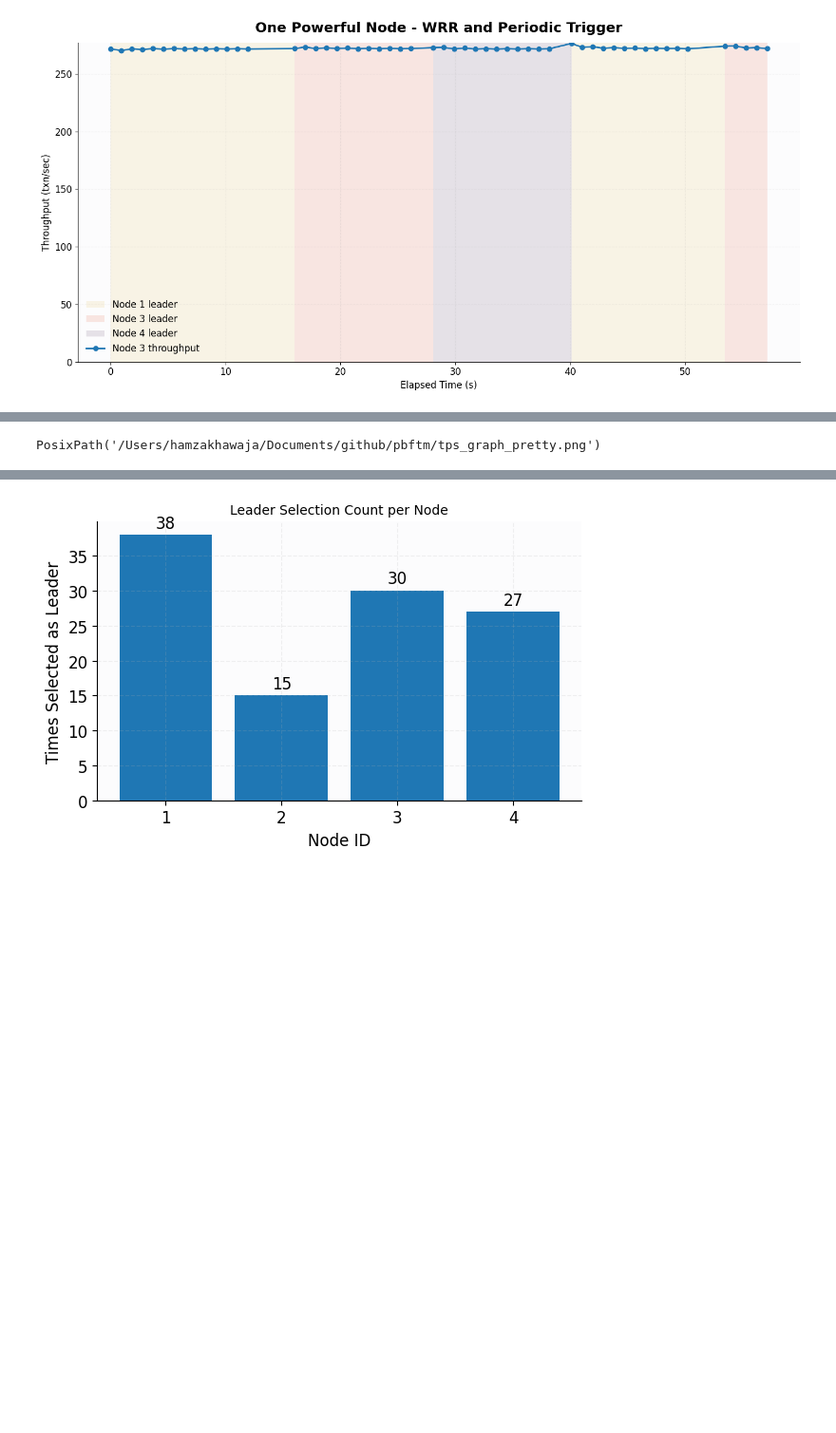
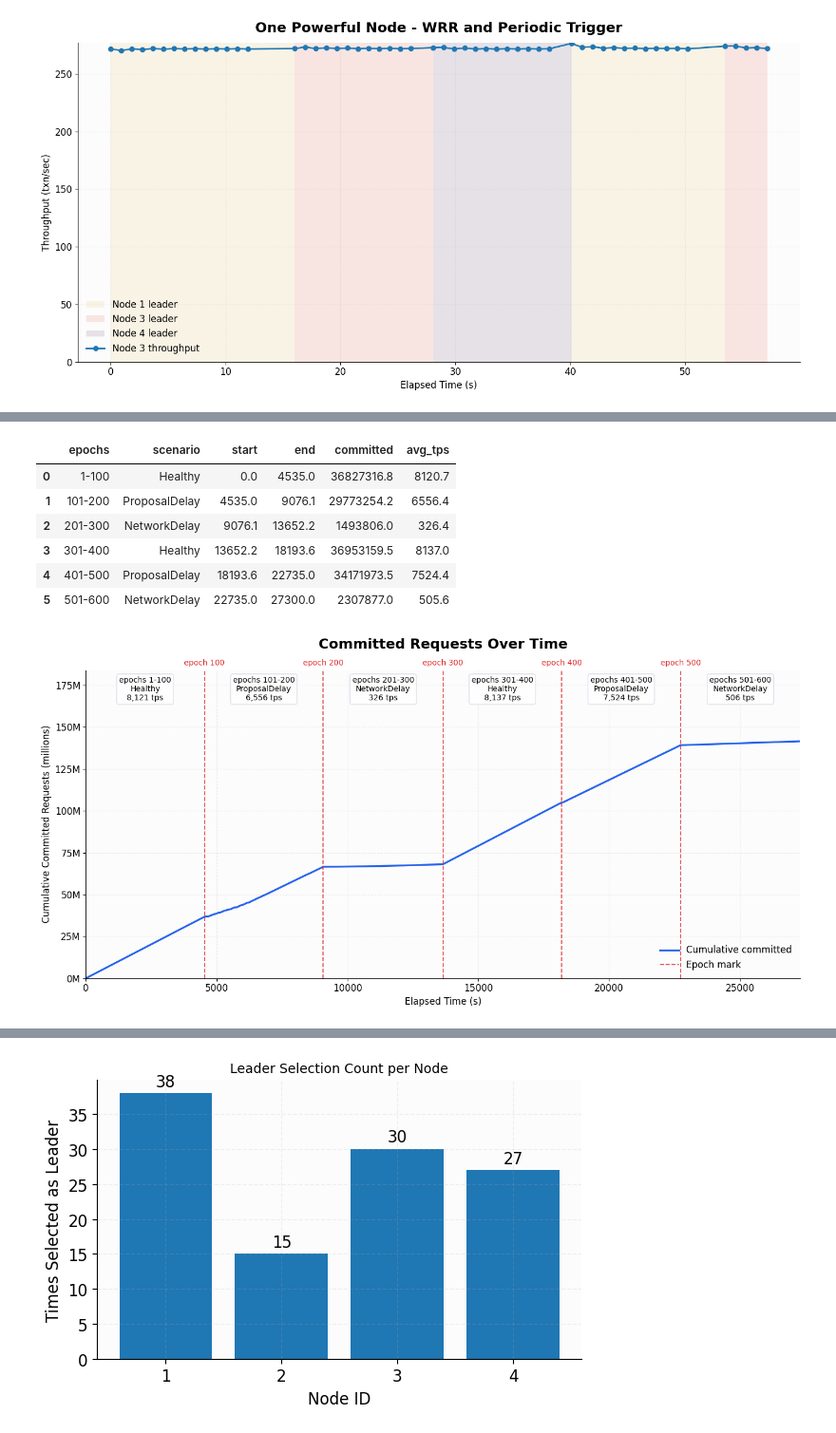
Before and after one commit to Michael112233/pbft, a Jupyter notebook: plot_tps_series.ipynb, the cells around one changed output, grey strips where cells are left out. Shown at 95% size. Saved outputs shown, nothing was run; the diff lists cells and outputs as text; code cells hidden in the pictures; blank space fills up the shorter version.

```diff
--- a/plot_tps_series.ipynb
+++ b/plot_tps_series.ipynb
@@ -318,6 +318,69 @@ plt.show()
-# %%
-output_path = Path("tps_graph_pretty.png")
-fig.savefig(output_path, dpi=220, bbox_inches="tight")
-output_path.resolve()
-# %% [output]
-PosixPath('/Users/hamzakhawaja/Documents/github/pbftm/tps_graph_pretty.png')
+# %%
+# Cumulative committed requests with epoch marks and per-scenario window average
+# Epoch marks come from the "scenario switch gen=N" lines in node_1.log (UTC).
+scenario_switches = [
+    (100, "2026-09-20 02:32:49.208910"),
+    (200, "2026-09-20 03:48:30.282941"),
+    (300, "2026-09-20 05:04:46.391492"),
+    (400, "2026-09-20 06:20:27.785521"),
+    (500, "2026-09-20 07:36:09.262274"),
+]
+scenario_names = ["Healthy", "ProposalDelay", "NetworkDelay", "Healthy", "ProposalDelay", "NetworkDelay"]
+
+# report.json elapsed_sec = 0 at (first sample time - first elapsed_sec)
+run_start = pd.Timestamp(df["timestamp_unix_nano"].iloc[0], unit="ns") - pd.Timedelta(seconds=df["elapsed_sec"].iloc[0])
+epoch_marks = [(ep, (pd.Timestamp(ts) - run_start.tz_localize(None)).total_seconds()) for ep, ts in scenario_switches]
+
+cum_df = df[df["committed_total"] > 0].drop_duplicates("elapsed_sec")
+end_sec = float(cum_df["elapsed_sec"].iloc[-1])
+edges = [0.0] + [t for _, t in epoch_marks] + [end_sec]
+epoch_labels = [f"{a}-{b}" for a, b in zip([1] + [e + 1 for e, _ in epoch_marks], [e for e, _ in epoch_marks] + [600])]
+
+def committed_at(t):
+    return float(np.interp(t, cum_df["elapsed_sec"], cum_df["committed_total"]))
+
+scenario_stats = []
+for i, (t0, t1) in enumerate(zip(edges[:-1], edges[1:])):
+    c0, c1 = committed_at(t0), committed_at(t1)
+    scenario_stats.append(dict(epochs=epoch_labels[i], scenario=scenario_names[i], start=t0, end=t1,
+                               committed=c1 - c0, avg_tps=(c1 - c0) / (t1 - t0)))
+display(pd.DataFrame(scenario_stats).round(1))
+
+fig, ax = plt.subplots(figsize=(14, 7))
+ax.plot(cum_df["elapsed_sec"], cum_df["committed_total"], color="#2563EB", linewidth=2.4,
+        label="Cumulative committed")
+
+for i, (ep, t) in enumerate(epoch_marks):
+    ax.axvline(t, color="#DC2626", linestyle="--", linewidth=1.4, alpha=0.8,
+               label="Epoch mark" if i == 0 else None)
+    ax.text(t, 1.01, f"epoch {ep}", transform=ax.get_xaxis_transform(), ha="center", va="bottom",
+            fontsize=10, color="#DC2626")
+
+for s in scenario_stats:
+    mid = (s["start"] + s["end"]) / 2
+    ax.annotate(
+        f"epochs {s['epochs']}\n{s['scenario']}\n{s['avg_tps']:,.0f} tps",
+        xy=(mid, 0.98), xycoords=ax.get_xaxis_transform(),
+        ha="center", va="top", fontsize=10,
+        bbox=dict(boxstyle="round,pad=0.3", fc="white", ec="#d9dde7", alpha=0.95),
+    )
+
+ax.set_title("Committed Requests Over Time", fontsize=18, weight="bold", pad=28)
+ax.set_xlabel("Elapsed Time (s)")
+ax.set_ylabel("Cumulative Committed Requests (millions)")
+ax.set_xlim(0, end_sec)
+ax.set_ylim(0, cum_df["committed_total"].max() * 1.3)  # headroom for the labels
+ax.yaxis.set_major_formatter(plt.FuncFormatter(lambda value, _: f"{value / 1e6:g}M"))
+ax.legend(loc="lower right", frameon=False)
+
+plt.tight_layout()
+plt.show()
+# %% [output]
+|  | epochs | scenario | start | end | committed | avg_tps |
+| 0 | 1-100 | Healthy | 0.0 | 4535.0 | 36827316.8 | 8120.7 |
+| 1 | 101-200 | ProposalDelay | 4535.0 | 9076.1 | 29773254.2 | 6556.4 |
+| 2 | 201-300 | NetworkDelay | 9076.1 | 13652.2 | 1493806.0 | 326.4 |
+| 3 | 301-400 | Healthy | 13652.2 | 18193.6 | 36953159.5 | 8137.0 |
+| 4 | 401-500 | ProposalDelay | 18193.6 | 22735.0 | 34171973.5 | 7524.4 |
+| 5 | 501-600 | NetworkDelay | 22735.0 | 27300.0 | 2307877.0 | 505.6 |
+[figure, added]
```
Also changed, not shown: parts of 8 cells of this notebook.
